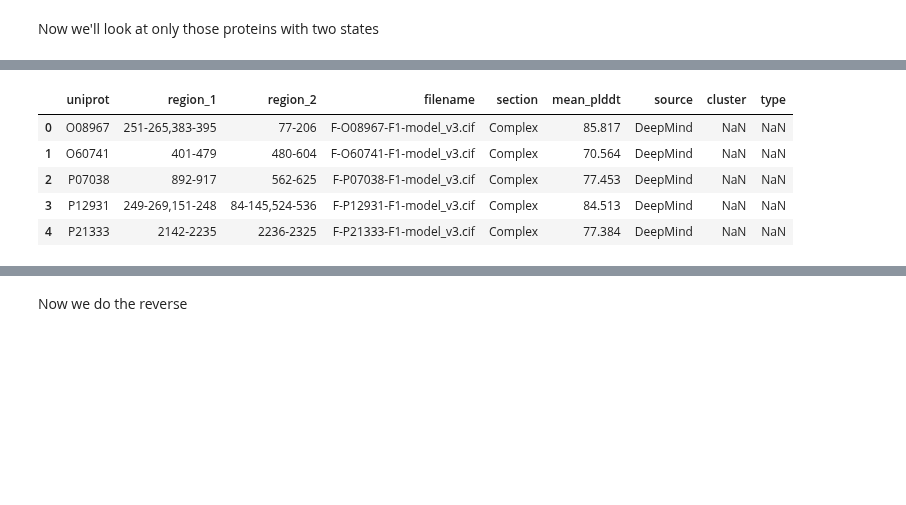
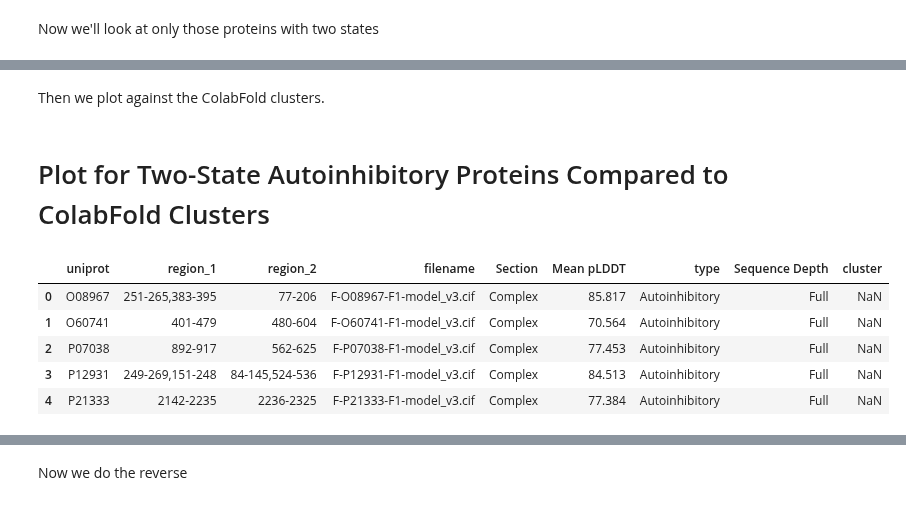
Before and after one commit to jpigles/alphafold-rmsd, a Jupyter notebook: plddt.ipynb, the cells around one changed output, grey strips where cells are left out. Drawn from its saved outputs; the diff is of its cells as text; code cells hidden in the pictures; blank space fills up the shorter version.

```diff
--- a/plddt.ipynb
+++ b/plddt.ipynb
@@ -37,14 +56,14 @@ def rename_multi_columns(df):
 
 # Quick functions to melt dataframes
 def pivot_af_df(df):
-    df = df.melt(id_vars=['uniprot', 'region_1', 'region_2', 'filename'], var_name='section', value_name='mean_plddt')
-    df['mean_plddt'] = df['mean_plddt'].astype(float)
+    df = df.melt(id_vars=['uniprot', 'region_1', 'region_2', 'filename'], var_name='Section', value_name='Mean pLDDT')
+    df['Mean pLDDT'] = df['Mean pLDDT'].astype(float)
 
     return df
 
 def pivot_cf_df(df):
-    df = df.melt(id_vars=['uniprot', 'cluster', 'region_1', 'region_2', 'filename'], var_name='section', value_name='mean_plddt')
-    df['mean_plddt'] = df['mean_plddt'].astype(float)
+    df = df.melt(id_vars=['uniprot', 'cluster', 'region_1', 'region_2', 'filename'], var_name='Section', value_name='Mean pLDDT')
+    df['Mean pLDDT'] = df['Mean pLDDT'].astype(float)
 
     return df
 
@@ -180,0 +184,5 @@ Now we'll plot those proteins with two states. We'll compare against our colabfo
+# %%
+# Concatenate dataframes
+af_twos = add_auto_type(af_twos)
+afTwoConcat = pd.concat([af_twos, afMulti_p]).reset_index(drop=True)
+afTwoConcat.tail()
@@ -181,16 +227,20 @@ Now we'll plot those proteins with two states. We'll compare against our colabfo
+# %% [markdown]
+Then we plot against the ColabFold clusters.
+# %% [markdown]
+# Plot for Two-State Autoinhibitory Proteins Compared to ColabFold Clusters
 # %%
 # Add sources for the two dataframes
-af_twos['source'] = 'DeepMind'
-cfAuto_p['source'] = 'ColabFold'
+af_twos['Sequence Depth'] = 'Full'
+cfAuto_p['Sequence Depth'] = 'Clusters'
 
 two_states = pd.concat([af_twos, cfAuto_p])
 two_states.head()
 # %% [output]
-|  | uniprot | region_1 | region_2 | filename | section | mean_plddt | source | cluster | type |
-| 0 | O08967 | 251-265,383-395 | 77-206 | F-O08967-F1-model_v3.cif | Complex | 85.817 | DeepMind | NaN | NaN |
-| 1 | O60741 | 401-479 | 480-604 | F-O60741-F1-model_v3.cif | Complex | 70.564 | DeepMind | NaN | NaN |
-| 2 | P07038 | 892-917 | 562-625 | F-P07038-F1-model_v3.cif | Complex | 77.453 | DeepMind | NaN | NaN |
-| 3 | P12931 | 249-269,151-248 | 84-145,524-536 | F-P12931-F1-model_v3.cif | Complex | 84.513 | DeepMind | NaN | NaN |
-| 4 | P21333 | 2142-2235 | 2236-2325 | F-P21333-F1-model_v3.cif | Complex | 77.384 | DeepMind | NaN | NaN |
+|  | uniprot | region_1 | region_2 | filename | Section | Mean pLDDT | type | Sequence Depth | cluster |
+| 0 | O08967 | 251-265,383-395 | 77-206 | F-O08967-F1-model_v3.cif | Complex | 85.817 | Autoinhibitory | Full | NaN |
+| 1 | O60741 | 401-479 | 480-604 | F-O60741-F1-model_v3.cif | Complex | 70.564 | Autoinhibitory | Full | NaN |
+| 2 | P07038 | 892-917 | 562-625 | F-P07038-F1-model_v3.cif | Complex | 77.453 | Autoinhibitory | Full | NaN |
+| 3 | P12931 | 249-269,151-248 | 84-145,524-536 | F-P12931-F1-model_v3.cif | Complex | 84.513 | Autoinhibitory | Full | NaN |
+| 4 | P21333 | 2142-2235 | 2236-2325 | F-P21333-F1-model_v3.cif | Complex | 77.384 | Autoinhibitory | Full | NaN |
 # %%
 fig, ax = plt.subplots(figsize=(8, 6))
```
Also changed, not shown: parts of 13 cells of this notebook, 8 other files.
